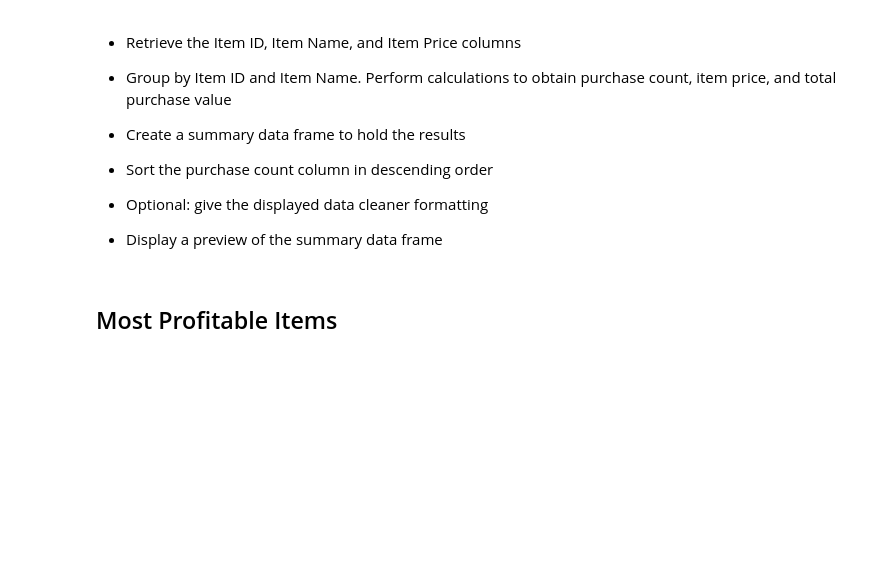
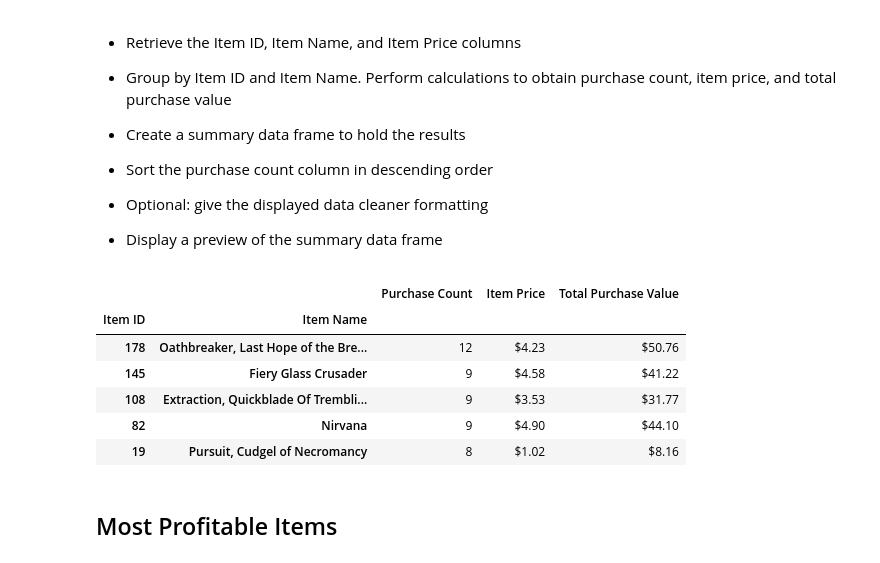
Before and after one commit to sirash007/pandas-challenge, a Jupyter notebook: HeroesOfPymoli /HeroesOfPymoli_starter.ipynb, the cells around one changed output. Cells and saved outputs as stored; diff of their text form; code cells hidden in the pictures; blank space fills up the shorter version.

```diff
--- a/HeroesOfPymoli /HeroesOfPymoli_starter.ipynb
+++ b/HeroesOfPymoli /HeroesOfPymoli_starter.ipynb
@@ -303,6 +330,37 @@ summary_df2[["Purchase Count", "Average Purchase Price", "Total Purchase Value",
 
 
 * Display a preview of the summary data frame
+# %%
+# Retrieve the Item ID, Item Name, and Item Price columns
+Item_Sales_df = purchase_data[['Item ID', 'Item Name', 'Price']]
+
+Tot_Item_Sales_Price_df  = Item_Sales_df.groupby(['Item ID', 'Item Name'])['Price'].agg([np.sum])
+Tot_Item_Sales_Cnt_df  = Item_Sales_df.groupby(['Item ID', 'Item Name'])['Item ID'].agg([np.size])
+
+Most_Popular_df2 = pd.merge(left=Tot_Item_Sales_Price_df ,right=Tot_Item_Sales_Cnt_df , how='inner', on=['Item ID', 'Item Name'])
+
+Most_Popular_df2 = Most_Popular_df2.sort_values('size', ascending=False)
+
+Most_Popular_df2["Item Price"] = Most_Popular_df2["sum"] / Most_Popular_df2["size"]
+
+
+#Reorder Columns and Names
+Most_Popular_df2.columns = ['Total Purchase Value', 'Purchase Count', 'Item Price']
+
+#Reformat Currenct
+Most_Popular_df2["Total Purchase Value"] = Most_Popular_df2['Total Purchase Value'].map('${:,.2f}'.format)
+Most_Popular_df2["Item Price"] = Most_Popular_df2["Item Price"].map('${:,.2f}'.format)
+
+Most_Pop = Most_Popular_df2[[ "Purchase Count", "Item Price", "Total Purchase Value"]]
+Most_Pop.head(5)
+# %% [output]
+|  |  | Purchase Count | Item Price | Total Purchase Value |
+| Item ID | Item Name |  |  |  |
+| 178 | Oathbreaker, Last Hope of the Bre... | 12 | $4.23 | $50.76 |
+| 145 | Fiery Glass Crusader | 9 | $4.58 | $41.22 |
+| 108 | Extraction, Quickblade Of Trembli... | 9 | $3.53 | $31.77 |
+| 82 | Nirvana | 9 | $4.90 | $44.10 |
+| 19 | Pursuit, Cudgel of Necromancy | 8 | $1.02 | $8.16 |
 # %% [markdown]
 ## Most Profitable Items
 # %% [markdown]
```
Also changed, not shown: parts of 2 cells of this notebook.
